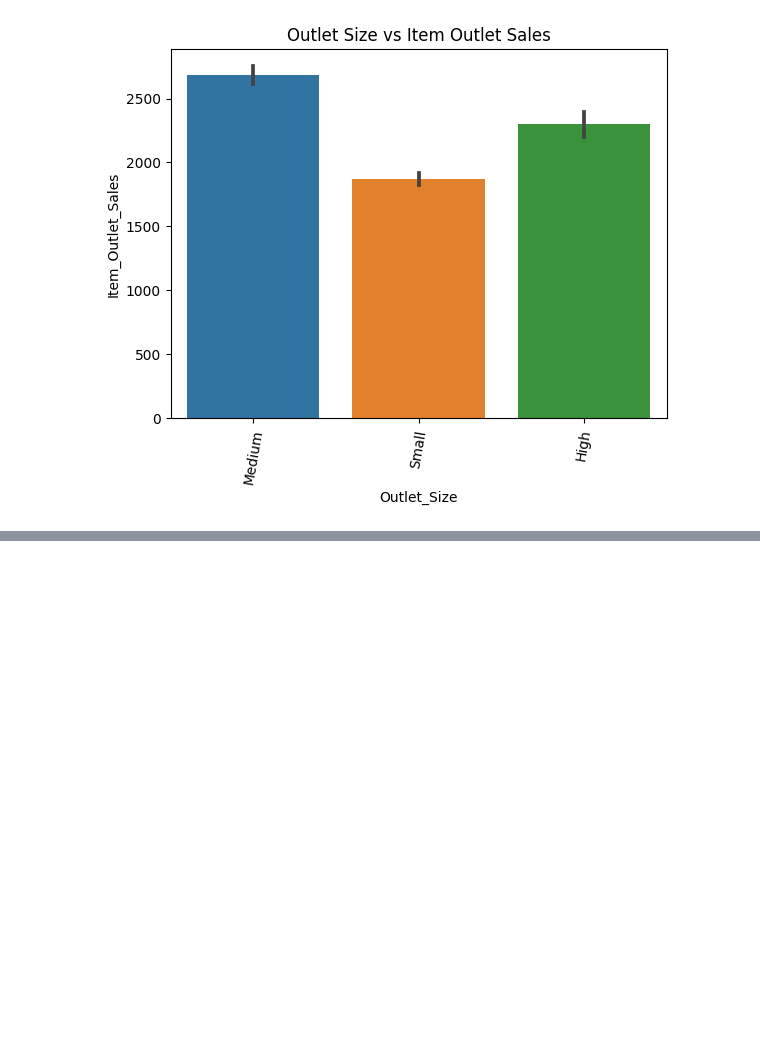
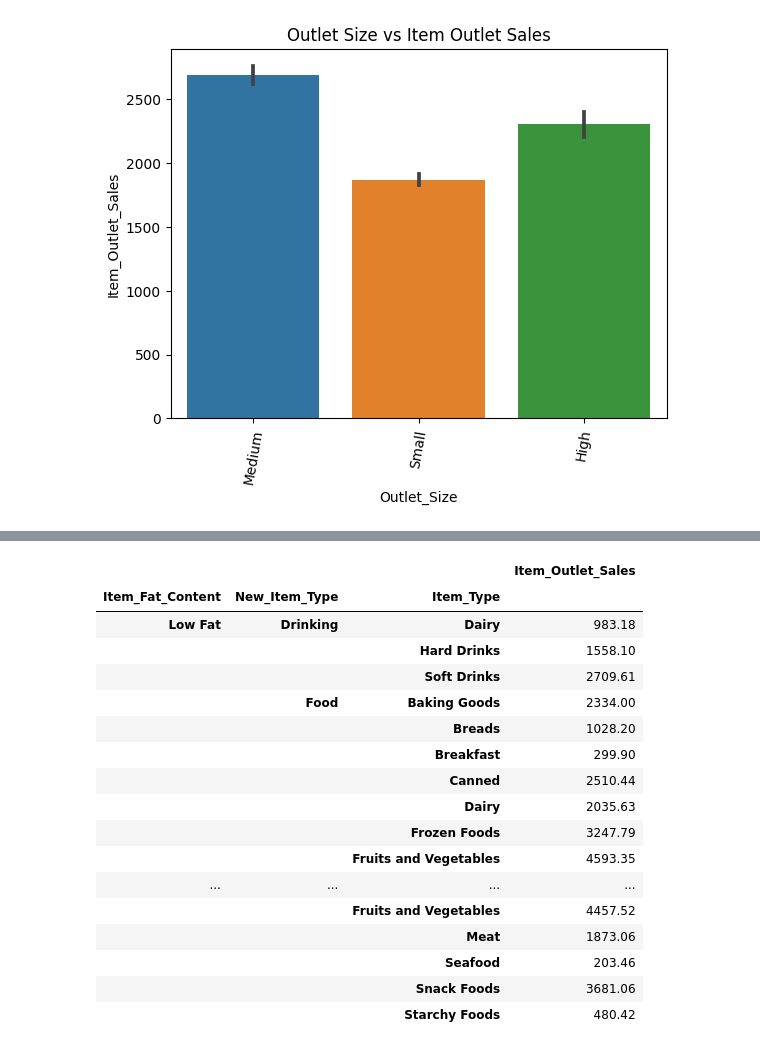
Before and after one commit to prateekkosta/Big-Mart-sales-analysis-, a Jupyter notebook: BigMart_Data_Analysis.ipynb, the cells around one changed output, grey strips where cells are left out. Cells and saved outputs as stored; diff of their text form; code cells hidden in the pictures; blank space fills up the shorter version.

```diff
--- a/BigMart_Data_Analysis.ipynb
+++ b/BigMart_Data_Analysis.ipynb
@@ -453,0 +483,4 @@ None
+# %%
+import pandas as pd
+pd.options.display.float_format= '{:.2f}'.format
+df.pivot_table(values= 'Item_Outlet_Sales', index=['Outlet_Location_Type', 'Outlet_Type', 'Outlet_Size'], aggfunc= np.sum)
@@ -453,0 +498,21 @@ None
+# %%
+df.pivot_table(values=  'Item_Outlet_Sales', index=[ 'Item_Fat_Content', 'New_Item_Type', 'Item_Type' ], aggfunc= np.sum)
+# %% [output]
+|  |  |  | Item_Outlet_Sales |
+| Item_Fat_Content | New_Item_Type | Item_Type |  |
+| Low Fat | Drinking | Dairy | 983.18 |
+|  |  | Hard Drinks | 1558.10 |
+|  |  | Soft Drinks | 2709.61 |
+|  | Food | Baking Goods | 2334.00 |
+|  |  | Breads | 1028.20 |
+|  |  | Breakfast | 299.90 |
+|  |  | Canned | 2510.44 |
+|  |  | Dairy | 2035.63 |
+|  |  | Frozen Foods | 3247.79 |
+|  |  | Fruits and Vegetables | 4593.35 |
+| ... | ... | ... | ... |
+|  |  | Fruits and Vegetables | 4457.52 |
+|  |  | Meat | 1873.06 |
+|  |  | Seafood | 203.46 |
+|  |  | Snack Foods | 3681.06 |
+|  |  | Starchy Foods | 480.42 |
```
Also changed, not shown: parts of 16 cells of this notebook.
